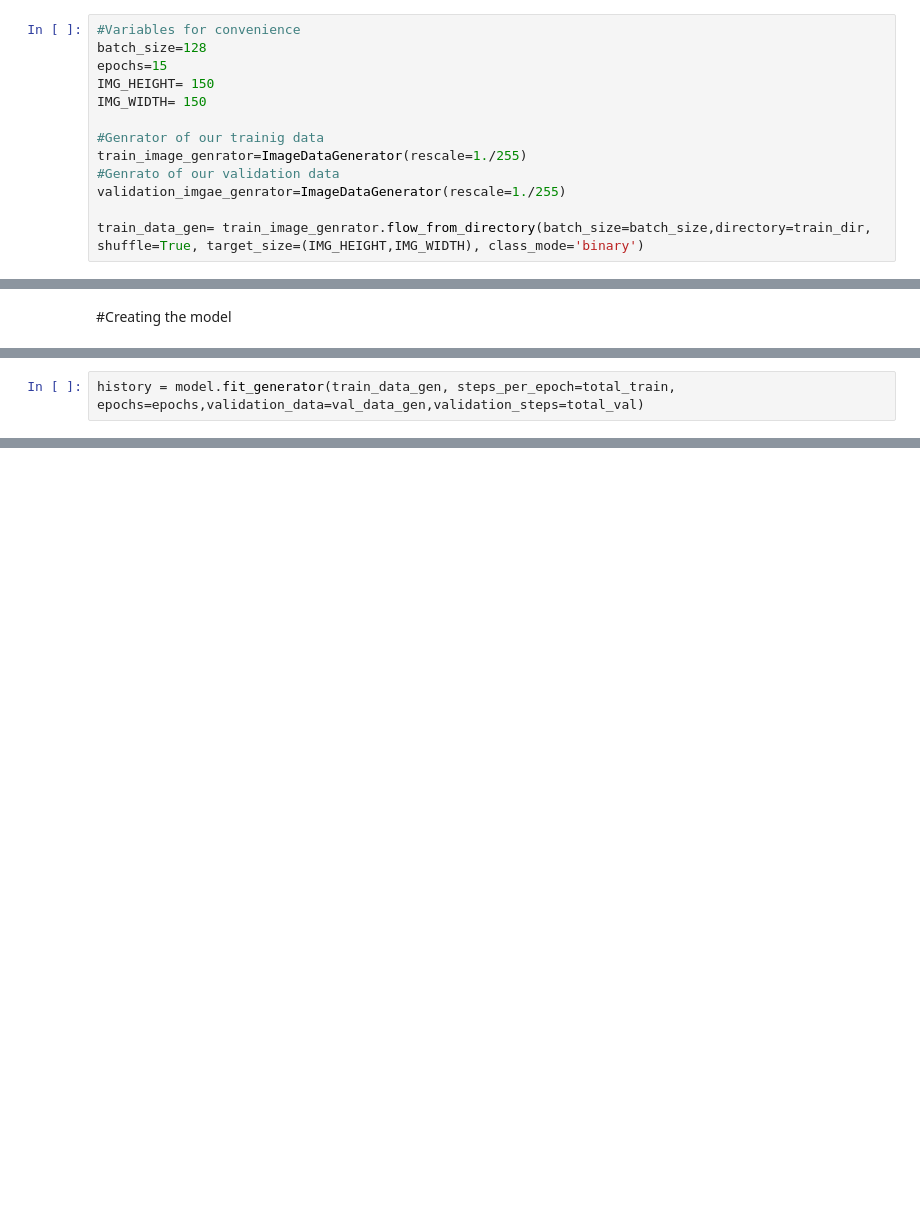
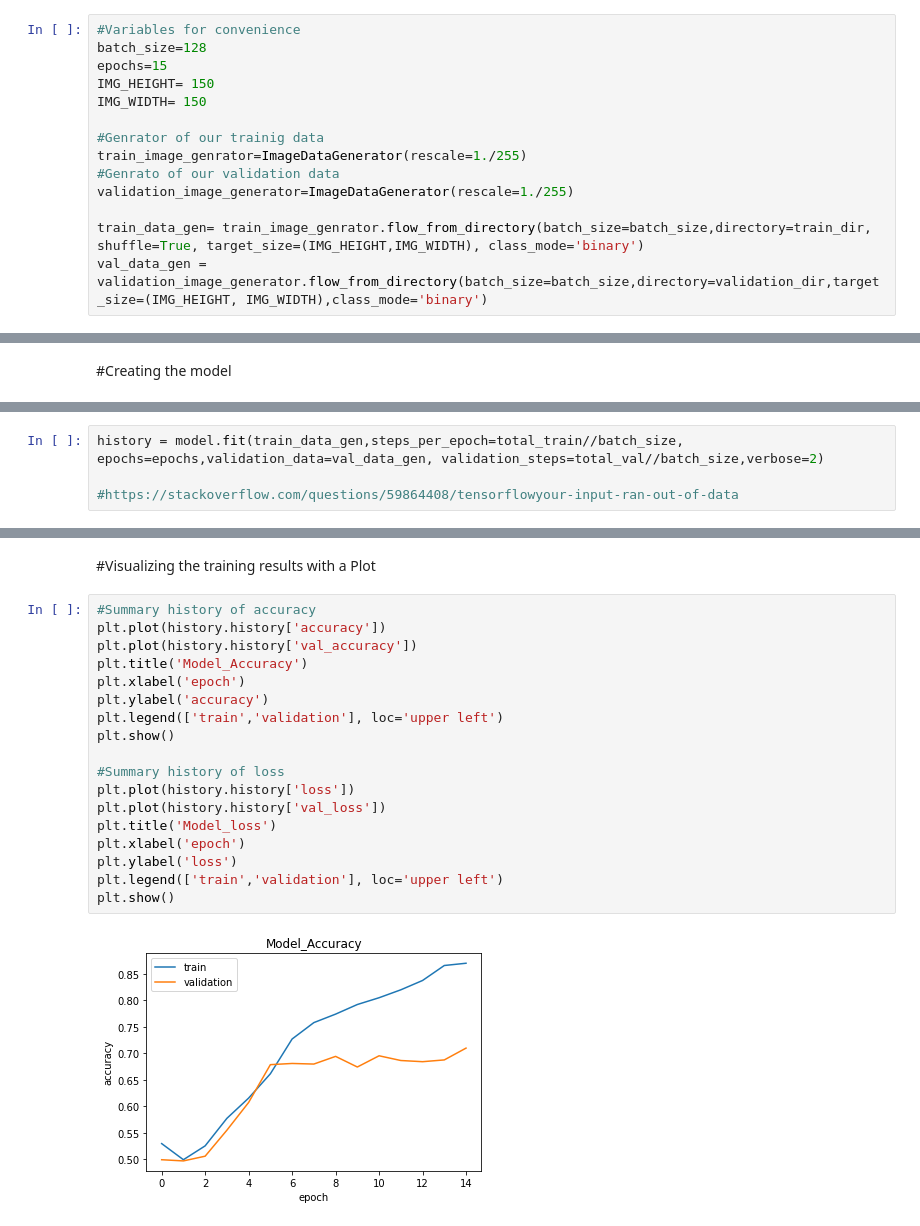
Before and after one commit to sarthakkaushik/Diploma-Program-in-ML-and-AI, a Jupyter notebook: Cat_vs_Tog_Classification_using_CNN.ipynb, the cells around one changed output, grey strips where cells are left out. Saved outputs shown, nothing was run; the diff lists cells and outputs as text; blank space fills up the shorter version.

```diff
--- a/Cat_vs_Tog_Classification_using_CNN.ipynb
+++ b/Cat_vs_Tog_Classification_using_CNN.ipynb
@@ -66,8 +63,9 @@ IMG_WIDTH= 150
 #Genrator of our trainig data
 train_image_genrator=ImageDataGenerator(rescale=1./255)
 #Genrato of our validation data
-validation_imgae_genrator=ImageDataGenerator(rescale=1./255)
+validation_image_generator=ImageDataGenerator(rescale=1./255)
 
 train_data_gen= train_image_genrator.flow_from_directory(batch_size=batch_size,directory=train_dir, shuffle=True, target_size=(IMG_HEIGHT,IMG_WIDTH), class_mode='binary')
+val_data_gen = validation_image_generator.flow_from_directory(batch_size=batch_size,directory=validation_dir,target_size=(IMG_HEIGHT, IMG_WIDTH),class_mode='binary')
 # %% [output]
 Found 2000 images belonging to 2 classes.
@@ -144,2 +160,4 @@ _________________________________________________________________
 # %%
-history = model.fit_generator(train_data_gen, steps_per_epoch=total_train, epochs=epochs,validation_data=val_data_gen,validation_steps=total_val)
+history = model.fit(train_data_gen,steps_per_epoch=total_train//batch_size, epochs=epochs,validation_data=val_data_gen, validation_steps=total_val//batch_size,verbose=2)
+
+#https://stackoverflow.com/questions/59864408/tensorflowyour-input-ran-out-of-data
@@ -145,0 +182,22 @@ history = model.fit_generator(train_data_gen, steps_per_epoch=total_train, epoch
+# %% [markdown]
+#Visualizing the training results with a Plot
+# %%
+#Summary history of accuracy
+plt.plot(history.history['accuracy'])
+plt.plot(history.history['val_accuracy'])
+plt.title('Model_Accuracy')
+plt.xlabel('epoch')
+plt.ylabel('accuracy')
+plt.legend(['train','validation'], loc='upper left')
+plt.show()
+
+#Summary history of loss
+plt.plot(history.history['loss'])
+plt.plot(history.history['val_loss'])
+plt.title('Model_loss')
+plt.xlabel('epoch')
+plt.ylabel('loss')
+plt.legend(['train','validation'], loc='upper left')
+plt.show()
+# %% [output]
+[figure, added]
```
Also changed, not shown: parts of 18 cells of this notebook.
